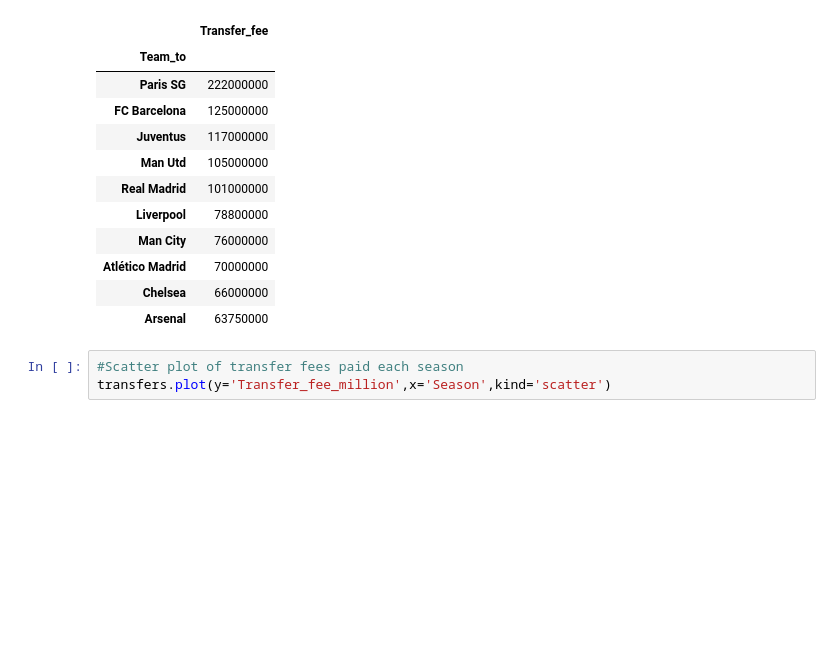
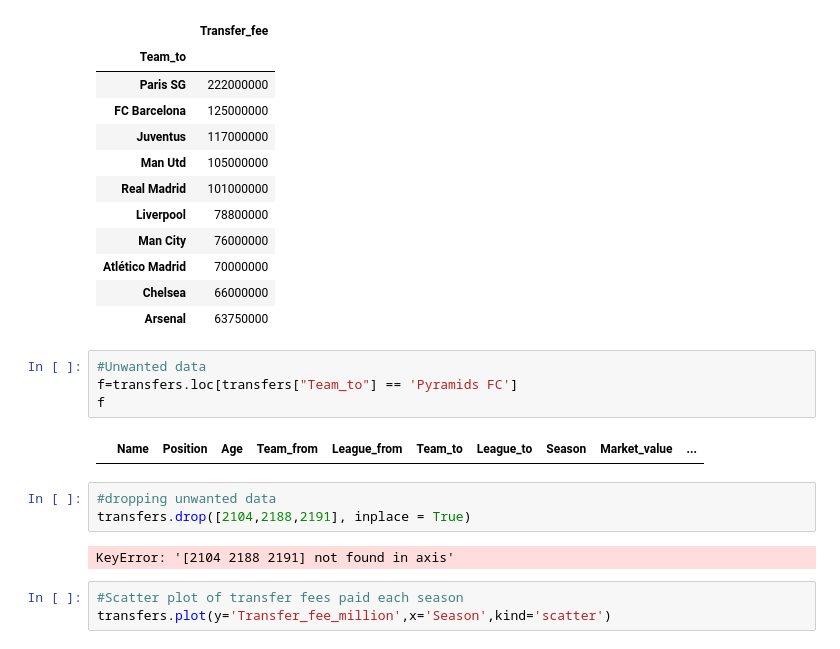
Before and after one commit to muhdhaz/newrepo_projects, a Jupyter notebook: project/Project_Haziq.ipynb, the cells around one changed output. Drawn from its saved outputs; the diff is of its cells as text; blank space fills up the shorter version.

Commit message:
Some changes in data cleaning

```diff
--- a/project/Project_Haziq.ipynb
+++ b/project/Project_Haziq.ipynb
@@ -156,6 +156,17 @@ transfers[['Team_to','Transfer_fee']].groupby('Team_to').max().sort_values('Tran
 | Atlético Madrid | 70000000 |
 | Chelsea | 66000000 |
 | Arsenal | 63750000 |
+# %%
+#Unwanted data
+f=transfers.loc[transfers["Team_to"] == 'Pyramids FC']
+f
+# %% [output]
+|  | Name | Position | Age | Team_from | League_from | Team_to | League_to | Season | Market_value | ... |
+# %%
+#dropping unwanted data
+transfers.drop([2104,2188,2191], inplace = True)
+# %% [output]
+KeyError: '[2104 2188 2191] not found in axis'
 # %%
 #Scatter plot of transfer fees paid each season
 transfers.plot(y='Transfer_fee_million',x='Season',kind='scatter')
```
